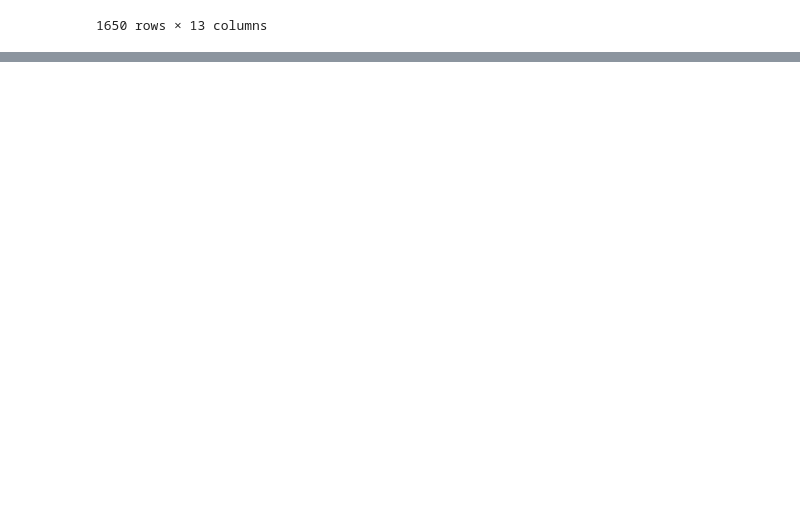
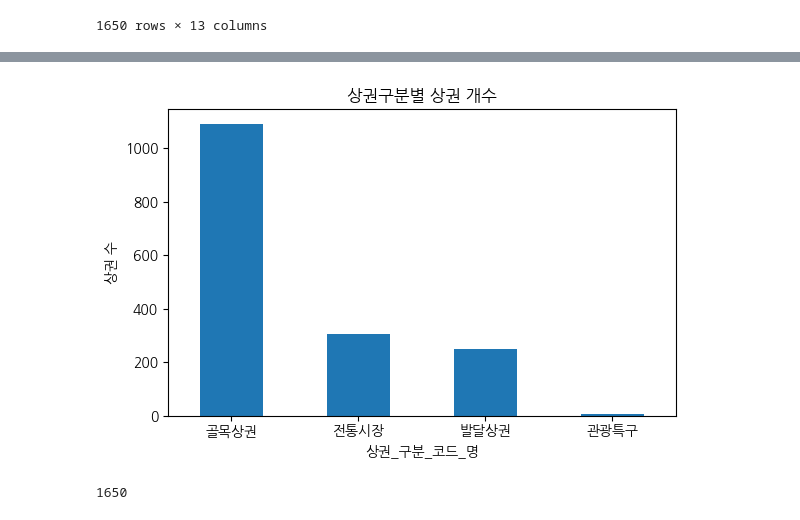
Before and after one commit to kmjun3203/trade_area_analysis, a Jupyter notebook: Untitled.ipynb, the cells around one changed output, grey strips where cells are left out. Cells and saved outputs as stored; diff of their text form; code cells hidden in the pictures; blank space fills up the shorter version.

```diff
--- a/Untitled.ipynb
+++ b/Untitled.ipynb
@@ -70,0 +90,16 @@ m
+# %%
+count_by_type = df_area["상권_구분_코드_명"].value_counts()
+
+plt.figure(figsize=(6,4))
+count_by_type.plot(kind="bar")
+plt.ylabel("상권 수")
+plt.title("상권구분별 상권 개수")
+plt.xticks(rotation=0)
+plt.tight_layout()
+plt.show()
+# %% [output]
+[figure, added]
+# %%
+df_area['상권_코드_명'].nunique()
+# %% [output]
+1650
```
Also changed, not shown: parts of 6 cells of this notebook, 6 other files.
